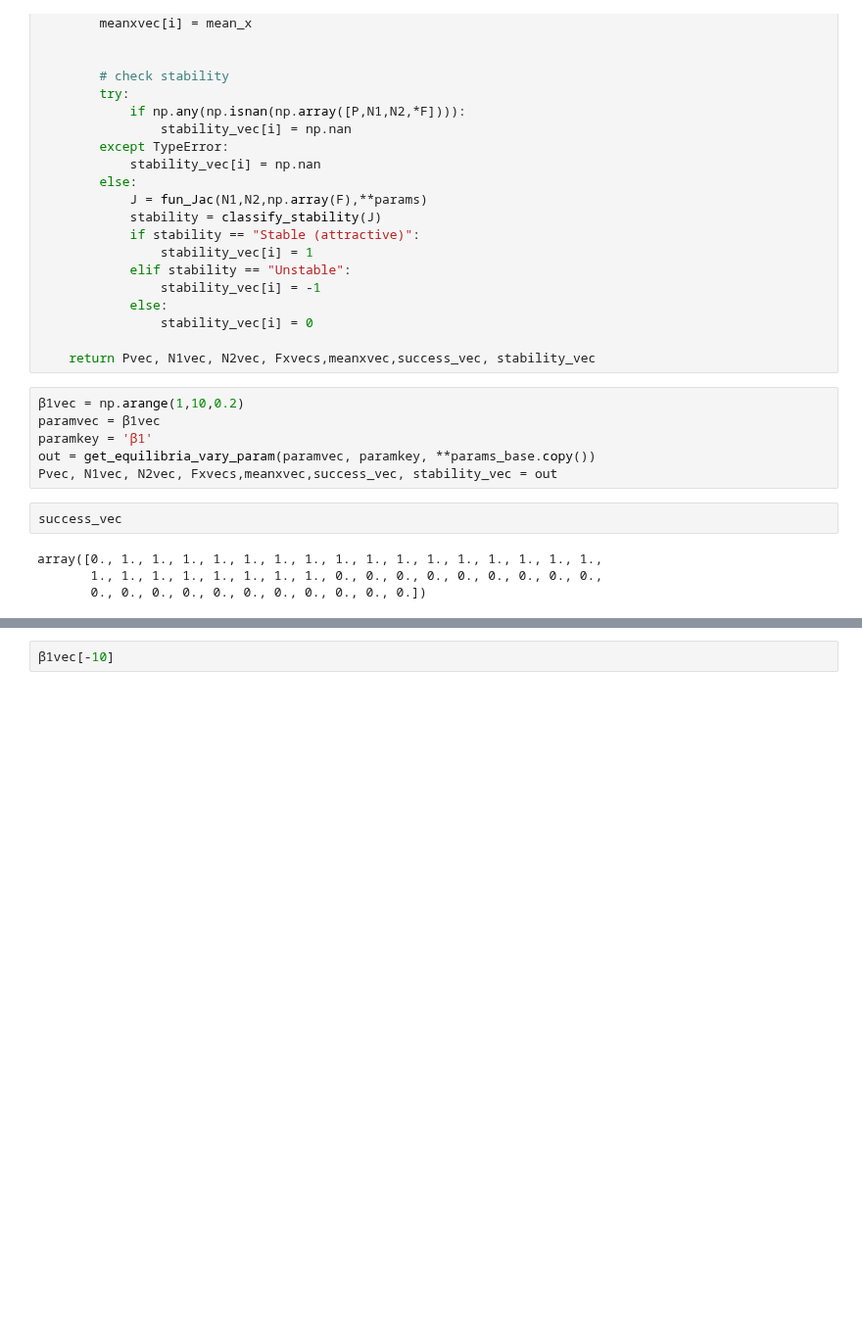
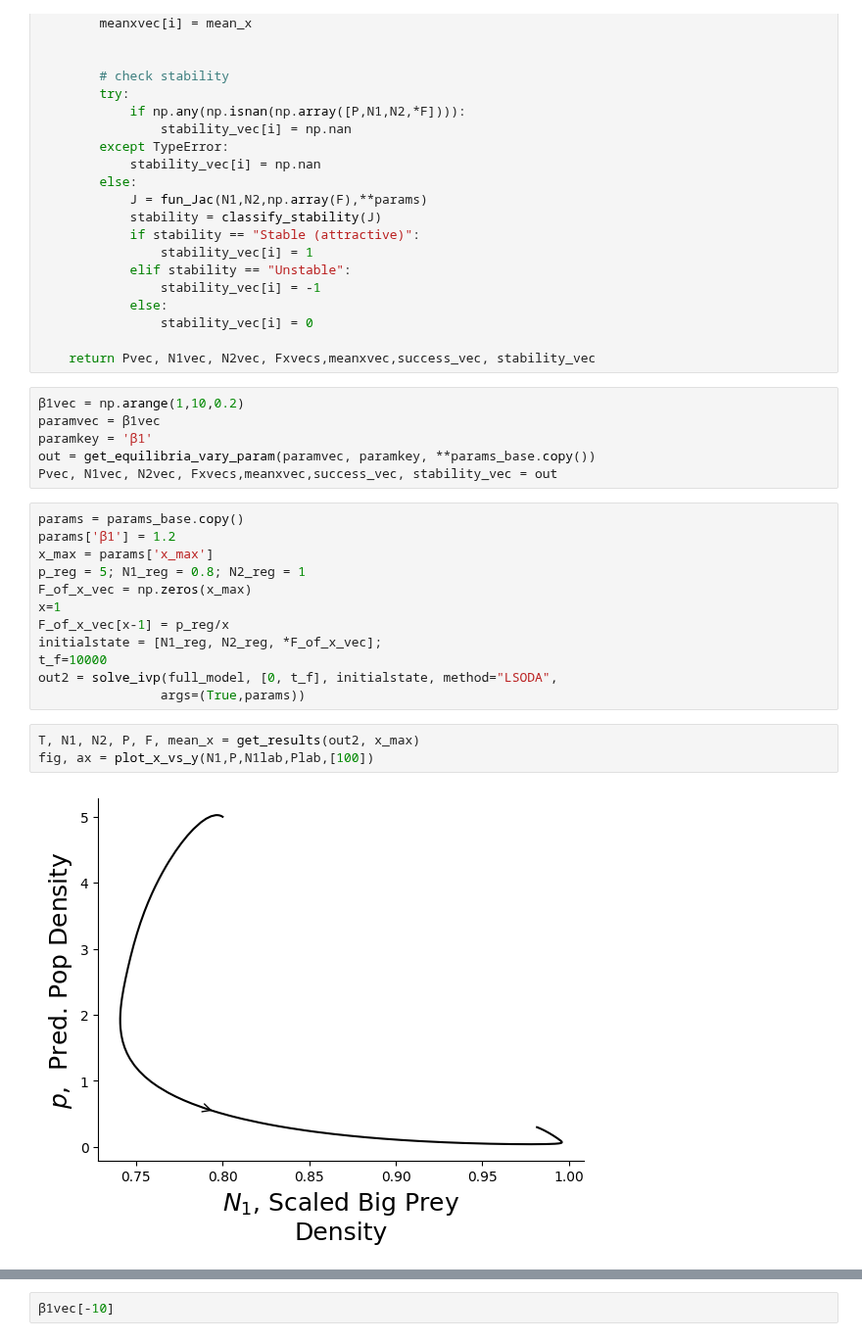
Before and after one commit to taliaborofsky/AdaptiveDynamics_CH_RS, a Jupyter notebook: TypeII_Eq_Plots.ipynb, the cells around one changed output, grey strips where cells are left out. Shown at 98% size. Saved outputs shown, nothing was run; the diff lists cells and outputs as text; blank space fills up the shorter version.

```diff
--- a/TypeII_Eq_Plots.ipynb
+++ b/TypeII_Eq_Plots.ipynb
@@ -157,8 +174,19 @@ paramkey = 'β1'
 out = get_equilibria_vary_param(paramvec, paramkey, **params_base.copy())
 Pvec, N1vec, N2vec, Fxvecs,meanxvec,success_vec, stability_vec = out
 # %%
-success_vec
+params = params_base.copy()
+params['β1'] = 1.2
+x_max = params['x_max']
+p_reg = 5; N1_reg = 0.8; N2_reg = 1
+F_of_x_vec = np.zeros(x_max)
+x=1
+F_of_x_vec[x-1] = p_reg/x
+initialstate = [N1_reg, N2_reg, *F_of_x_vec];
+t_f=10000
+out2 = solve_ivp(full_model, [0, t_f], initialstate, method="LSODA",
+                args=(True,params))
-# %% [output]
-array([0., 1., 1., 1., 1., 1., 1., 1., 1., 1., 1., 1., 1., 1., 1., 1., 1.,
-       1., 1., 1., 1., 1., 1., 1., 1., 0., 0., 0., 0., 0., 0., 0., 0., 0.,
-       0., 0., 0., 0., 0., 0., 0., 0., 0., 0., 0.])
+# %%
+T, N1, N2, P, F, mean_x = get_results(out2, x_max)
+fig, ax = plot_x_vs_y(N1,P,N1lab,Plab,[100])
+# %% [output]
+[figure, added]
```
Also changed, not shown: parts of 20 cells of this notebook, 12 other files.
